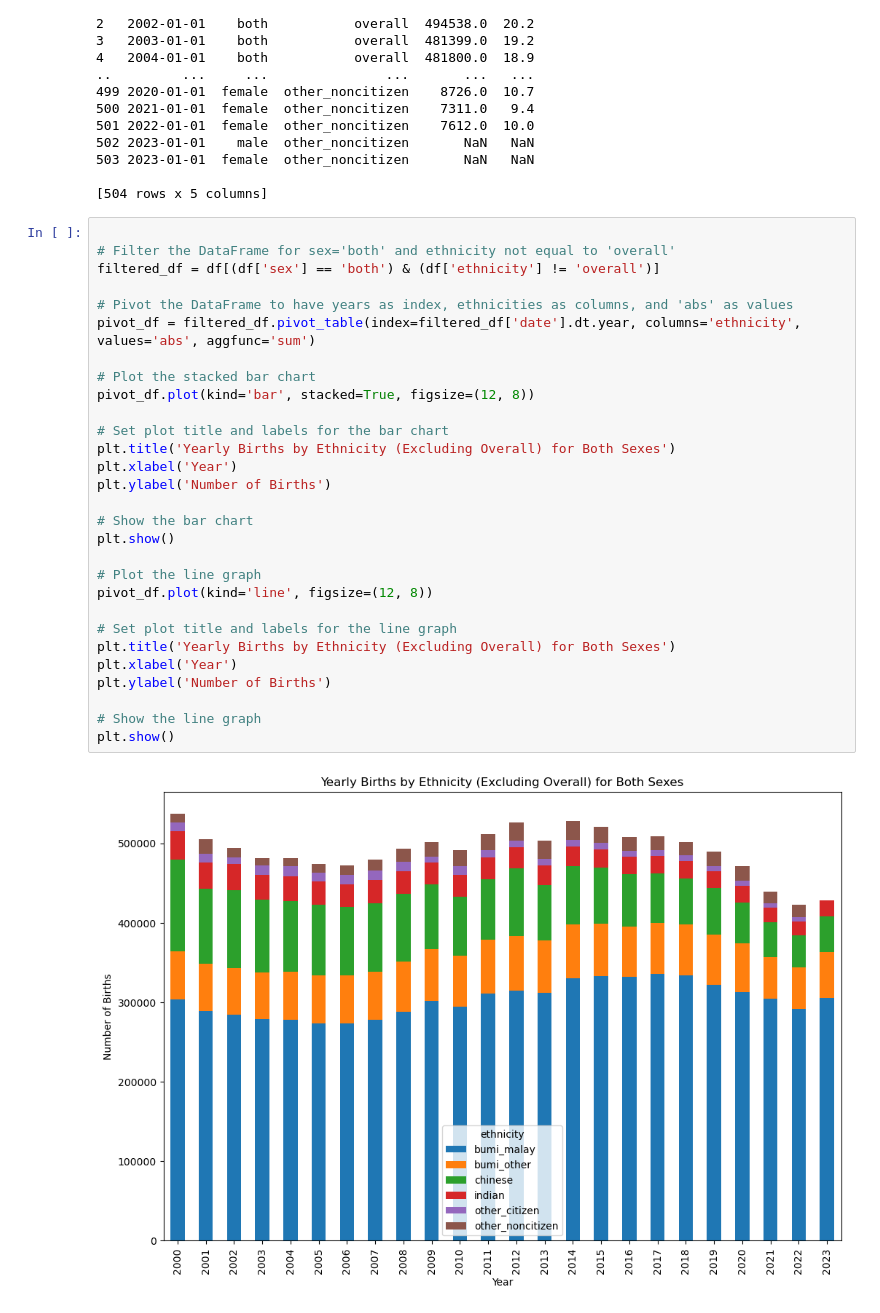
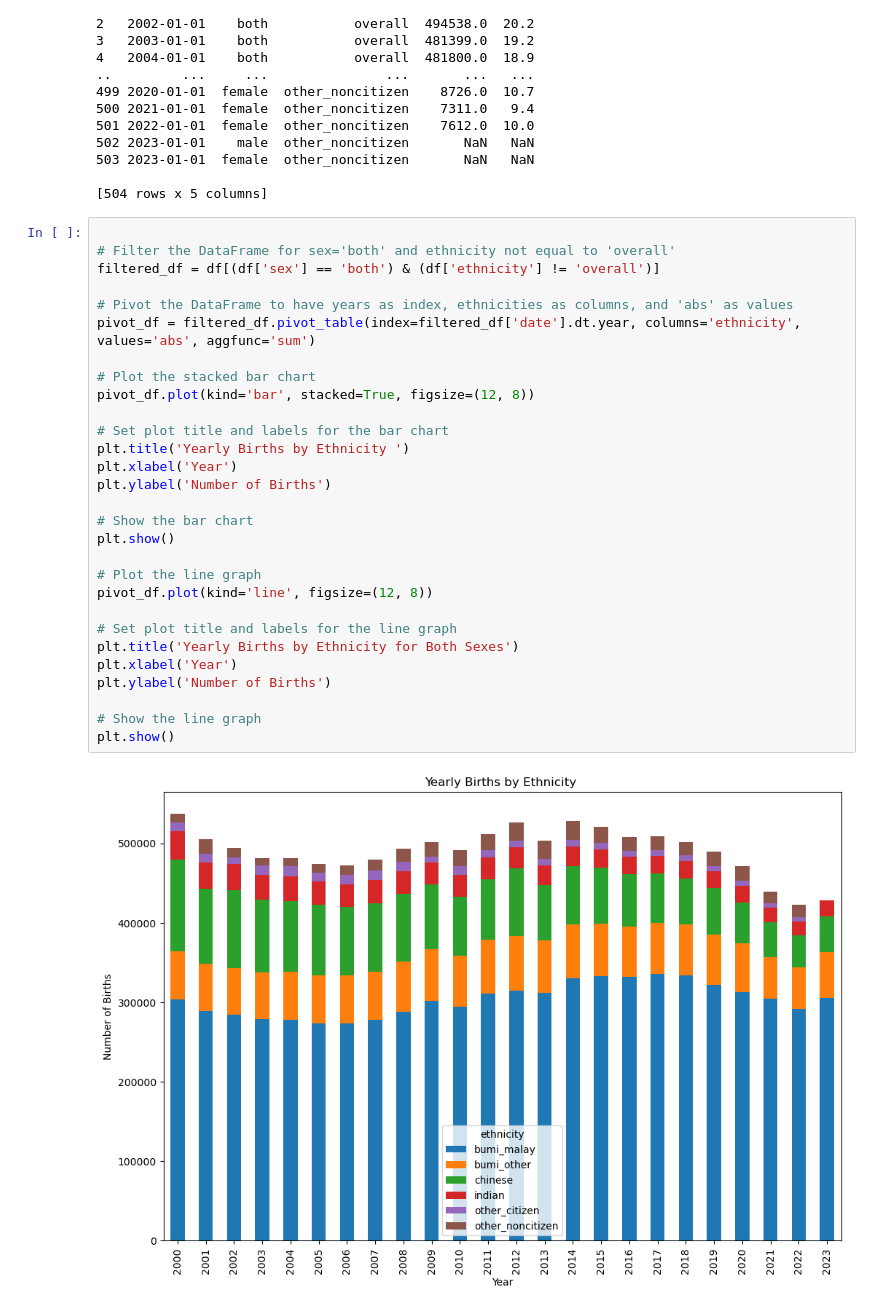
Before and after one commit to sdarmaraj83/JPN_LiveBirth, a Jupyter notebook: JPN_LiveBirth.ipynb, the cells around one changed output. Drawn from its saved outputs; the diff is of its cells as text.

```diff
--- a/JPN_LiveBirth.ipynb
+++ b/JPN_LiveBirth.ipynb
@@ -29,31 +29,31 @@ print(df)
 # %%
 
 # Filter the DataFrame for sex='both' and ethnicity not equal to 'overall'
 filtered_df = df[(df['sex'] == 'both') & (df['ethnicity'] != 'overall')]
 
 # Pivot the DataFrame to have years as index, ethnicities as columns, and 'abs' as values
 pivot_df = filtered_df.pivot_table(index=filtered_df['date'].dt.year, columns='ethnicity', values='abs', aggfunc='sum')
 
 # Plot the stacked bar chart
 pivot_df.plot(kind='bar', stacked=True, figsize=(12, 8))
 
 # Set plot title and labels for the bar chart
-plt.title('Yearly Births by Ethnicity (Excluding Overall) for Both Sexes')
+plt.title('Yearly Births by Ethnicity ')
 plt.xlabel('Year')
 plt.ylabel('Number of Births')
 
 # Show the bar chart
 plt.show()
 
 # Plot the line graph
 pivot_df.plot(kind='line', figsize=(12, 8))
 
 # Set plot title and labels for the line graph
-plt.title('Yearly Births by Ethnicity (Excluding Overall) for Both Sexes')
+plt.title('Yearly Births by Ethnicity for Both Sexes')
 plt.xlabel('Year')
 plt.ylabel('Number of Births')
 
 # Show the line graph
 plt.show()
 # %% [output]
-[figure, old version]
+[figure, new version]
```
Also changed, not shown: parts of 2 cells of this notebook, 1 other file.
